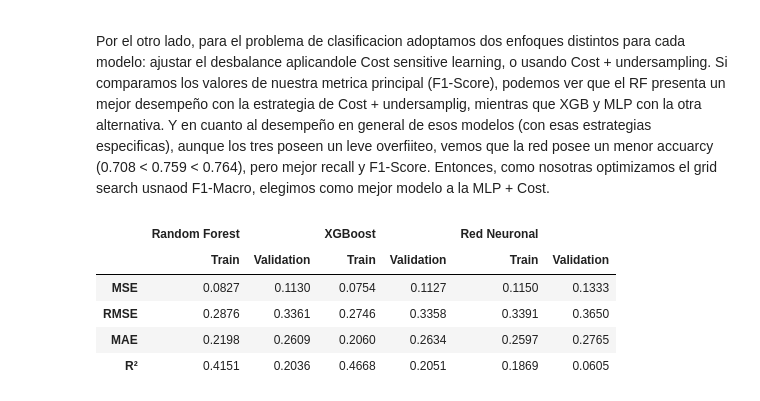
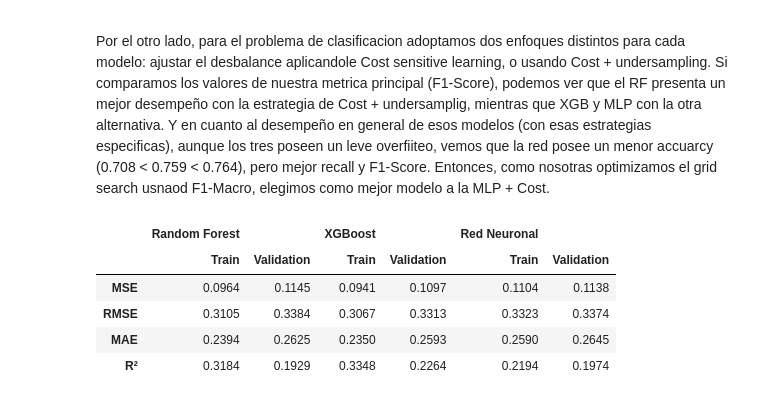
Before and after one commit to SolGarciaPereyra/Clasificador_Recomendador_Libros, a Jupyter notebook: ModeloAvanzado_FeaturesAvanzadas.ipynb, the cells around one changed output. Drawn from its saved outputs; the diff is of its cells as text; code cells hidden in the pictures.

```diff
--- a/ModeloAvanzado_FeaturesAvanzadas.ipynb
+++ b/ModeloAvanzado_FeaturesAvanzadas.ipynb
@@ -819,14 +819,15 @@ columnas_regresion = pd.MultiIndex.from_tuples([
     ("Red Neuronal", "Train"),
     ("Red Neuronal", "Validation"),])
 
-tabla_regresion = pd.DataFrame([
-        [0.082720, 0.112964, 0.075411, 0.112742, 0.114985, 0.133252],  # MSE
-        [0.287611, 0.336101, 0.274612, 0.335770, 0.339094, 0.365037],  # RMSE
-        [0.219830, 0.260872, 0.205978, 0.263413, 0.259703, 0.276452],  # MAE
-        [0.415076, 0.203582, 0.466756, 0.205148, 0.186930, 0.060543],  # R²
+tabla_regresion = pd.DataFrame(
+    [
+        [0.096386, 0.114484, 0.094070, 0.109727, 0.110398, 0.113846],  # MSE
+        [0.310460, 0.338354, 0.306709, 0.331251, 0.332262, 0.337411],  # RMSE
+        [0.239408, 0.262543, 0.235023, 0.259332, 0.259011, 0.264525],  # MAE
+        [0.318446, 0.192866, 0.334818, 0.226402, 0.219363, 0.197359],  # R²
     ],
-    index = ["MSE", "RMSE", "MAE", "R²"],
-    columns = columnas_regresion,)
+    index=["MSE", "RMSE", "MAE", "R²"],
+    columns=columnas_regresion,)
 
 display(tabla_regresion.round(4))
 
@@ -835,53 +836,55 @@ display(tabla_regresion.round(4))
 columnas = pd.MultiIndex.from_tuples([
     # Random Forest
     ("Random Forest", "Train", "Cost"),
     ("Random Forest", "Train", "Cost + Undersampling"),
     ("Random Forest", "Validation", "Cost"),
     ("Random Forest", "Validation", "Cost + Undersampling"),
 
     # XGBoost
     ("XGBoost", "Train", "Cost"),
     ("XGBoost", "Train", "Cost + Undersampling"),
     ("XGBoost", "Validation", "Cost"),
     ("XGBoost", "Validation", "Cost + Undersampling"),
 
     # Red Neuronal
     ("Red Neuronal", "Train", "Cost"),
     ("Red Neuronal", "Train", "Cost + Undersampling"),
     ("Red Neuronal", "Validation", "Cost"),
     ("Red Neuronal", "Validation", "Cost + Undersampling"),])
 
 tabla_clasificacion = pd.DataFrame([
-    # Accuracy
-    [   0.853048, 0.820434, 0.813382, 0.764358,
-        0.823200, 0.760348, 0.758757, 0.658183,
-        0.746093, 0.810218, 0.708330, 0.753584],
+        #Accuracy
+        [0.793357, 0.793357, 0.783318, 0.783318,
+        0.808088, 0.728417, 0.768140, 0.692310,
+        0.722398, 0.805439, 0.687283, 0.776937,],
 
-    # Precision
-    [   0.491635, 0.477595, 0.336334, 0.308524,
-        0.773484, 0.768872, 0.292093, 0.294256,
-        0.520608, 0.358895, 0.294237, 0.289307],
+        # Precision
+        [0.642495, 0.642495, 0.312284, 0.312284,
+        0.741050, 0.722267, 0.302547, 0.306420,
+        0.689066, 0.542021, 0.294981, 0.306091,],
 
-    # Recall
-    [   0.336606, 0.391444, 0.235527, 0.272472,
-        0.603737, 0.649528, 0.292302, 0.309971,
-        0.442728, 0.394259, 0.322107, 0.303963],
+        # Recall
+        [0.330215, 0.330215, 0.272712, 0.272712,
+        0.572695, 0.587232, 0.306827, 0.324717,
+        0.630534, 0.379656, 0.326995, 0.304240,],
 
-    # F1
-    [   0.368837, 0.421684, 0.244745, 0.276963,
-        0.621479, 0.673999, 0.292167, 0.282259,
-        0.462312, 0.369346, 0.300226, 0.295335]],
+        # F1
+        [0.361674, 0.361674, 0.284056, 0.284056,
+        0.600521, 0.617222, 0.304216, 0.298584,
+        0.634062, 0.406908, 0.299519, 0.304102,],
+
+        ],
 index = ["Accuracy", "Precision", "Recall", "F1"],
 columns = columnas)
 
 display(tabla_clasificacion.round(4))
 # %% [output]
 |  | Random Forest |  | XGBoost |  | Red Neuronal |  |
 |  | Train | Validation | Train | Validation | Train | Validation |
-| MSE | 0.0827 | 0.1130 | 0.0754 | 0.1127 | 0.1150 | 0.1333 |
-| RMSE | 0.2876 | 0.3361 | 0.2746 | 0.3358 | 0.3391 | 0.3650 |
-| MAE | 0.2198 | 0.2609 | 0.2060 | 0.2634 | 0.2597 | 0.2765 |
-| R² | 0.4151 | 0.2036 | 0.4668 | 0.2051 | 0.1869 | 0.0605 |
+| MSE | 0.0964 | 0.1145 | 0.0941 | 0.1097 | 0.1104 | 0.1138 |
+| RMSE | 0.3105 | 0.3384 | 0.3067 | 0.3313 | 0.3323 | 0.3374 |
+| MAE | 0.2394 | 0.2625 | 0.2350 | 0.2593 | 0.2590 | 0.2645 |
+| R² | 0.3184 | 0.1929 | 0.3348 | 0.2264 | 0.2194 | 0.1974 |
 |  | Random Forest |  |  |  | XGBoost |  | ... |
 |  | Train |  | Validation |  | Train |  | ... |
 |  | Cost | Cost + Undersampling | Cost | Cost + Undersampling | Cost | Cost + Undersampling | ... |
```
Also changed, not shown: parts of 1 cell of this notebook.
